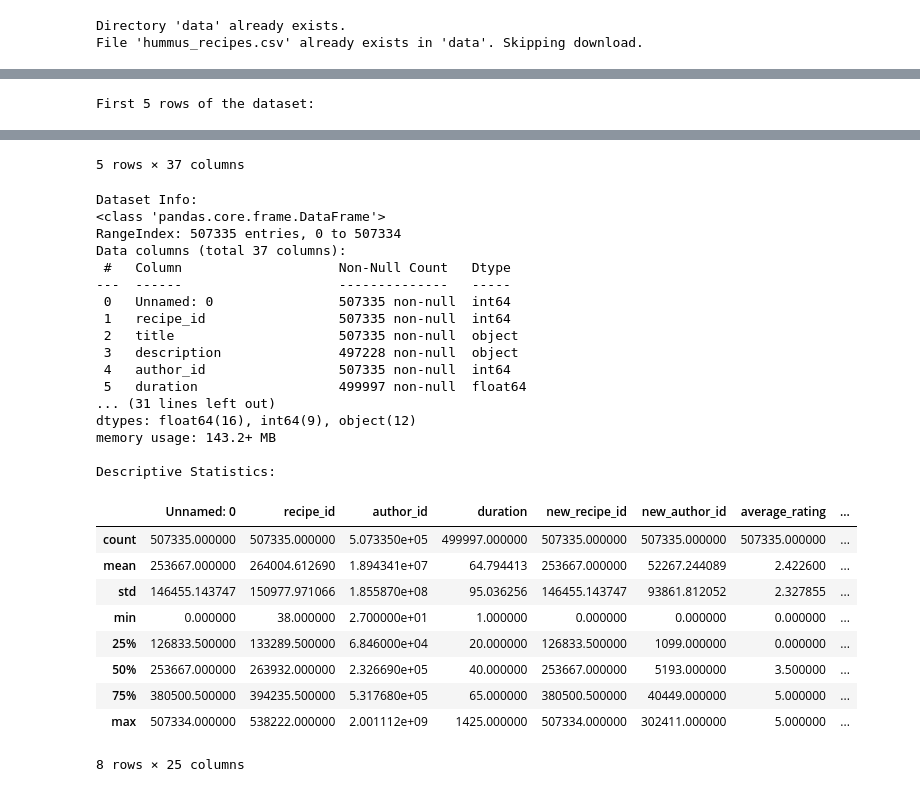
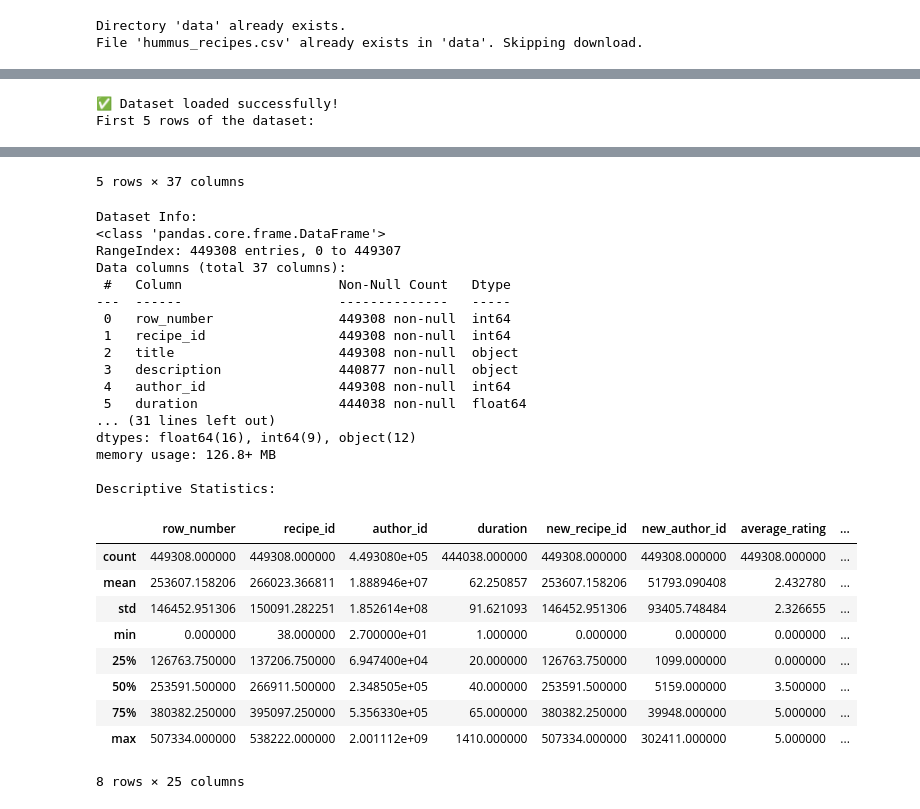
Before and after one commit to usamarq/recipe-rag-nlp, a Jupyter notebook: data_exploration.ipynb, the cells around one changed output, grey strips where cells are left out. Saved outputs shown, nothing was run; the diff lists cells and outputs as text; code cells hidden in the pictures.

Commit message:
separated basic preprocessing and text preprocessing, enhanced visualizations

```diff
--- a/data_exploration.ipynb
+++ b/data_exploration.ipynb
@@ -48,4 +49,11 @@ print("✅ Dataset loaded successfully!")
 # %%
+import pandas as pd
+# Load the dataset
+file_path = 'data/hummus_recipes_cleaned_basic.csv'
+df = pd.read_csv(file_path, low_memory = False)
+
+print("✅ Dataset loaded successfully!")
+
 # Display the first 5 rows to see the columns and sample data
 print("First 5 rows of the dataset:")
 display(df.head())
@@ -58,4 +66,5 @@ df.info()
 print("\nDescriptive Statistics:")
 display(df.describe())
 # %% [output]
+✅ Dataset loaded successfully!
 First 5 rows of the dataset:
@@ -68,28 +77,28 @@ First 5 rows of the dataset:
 5 rows × 37 columns
 Dataset Info:
 <class 'pandas.core.frame.DataFrame'>
-RangeIndex: 507335 entries, 0 to 507334
+RangeIndex: 449308 entries, 0 to 449307
 Data columns (total 37 columns):
  #   Column                    Non-Null Count   Dtype
 ---  ------                    --------------   -----
- 0   Unnamed: 0                507335 non-null  int64
- 1   recipe_id                 507335 non-null  int64
- 2   title                     507335 non-null  object
- 3   description               497228 non-null  object
- 4   author_id                 507335 non-null  int64
- 5   duration                  499997 non-null  float64
+ 0   row_number                449308 non-null  int64
+ 1   recipe_id                 449308 non-null  int64
+ 2   title                     449308 non-null  object
+ 3   description               440877 non-null  object
+ 4   author_id                 449308 non-null  int64
+ 5   duration                  444038 non-null  float64
 ... (31 lines left out)
 dtypes: float64(16), int64(9), object(12)
-memory usage: 143.2+ MB
+memory usage: 126.8+ MB
 
 Descriptive Statistics:
-|  | Unnamed: 0 | recipe_id | author_id | duration | new_recipe_id | new_author_id | average_rating | ... |
-| count | 507335.000000 | 507335.000000 | 5.073350e+05 | 499997.000000 | 507335.000000 | 507335.000000 | 507335.000000 | ... |
-| mean | 253667.000000 | 264004.612690 | 1.894341e+07 | 64.794413 | 253667.000000 | 52267.244089 | 2.422600 | ... |
-| std | 146455.143747 | 150977.971066 | 1.855870e+08 | 95.036256 | 146455.143747 | 93861.812052 | 2.327855 | ... |
+|  | row_number | recipe_id | author_id | duration | new_recipe_id | new_author_id | average_rating | ... |
+| count | 449308.000000 | 449308.000000 | 4.493080e+05 | 444038.000000 | 449308.000000 | 449308.000000 | 449308.000000 | ... |
+| mean | 253607.158206 | 266023.366811 | 1.888946e+07 | 62.250857 | 253607.158206 | 51793.090408 | 2.432780 | ... |
+| std | 146452.951306 | 150091.282251 | 1.852614e+08 | 91.621093 | 146452.951306 | 93405.748484 | 2.326655 | ... |
 | min | 0.000000 | 38.000000 | 2.700000e+01 | 1.000000 | 0.000000 | 0.000000 | 0.000000 | ... |
-| 25% | 126833.500000 | 133289.500000 | 6.846000e+04 | 20.000000 | 126833.500000 | 1099.000000 | 0.000000 | ... |
-| 50% | 253667.000000 | 263932.000000 | 2.326690e+05 | 40.000000 | 253667.000000 | 5193.000000 | 3.500000 | ... |
-| 75% | 380500.500000 | 394235.500000 | 5.317680e+05 | 65.000000 | 380500.500000 | 40449.000000 | 5.000000 | ... |
-| max | 507334.000000 | 538222.000000 | 2.001112e+09 | 1425.000000 | 507334.000000 | 302411.000000 | 5.000000 | ... |
+| 25% | 126763.750000 | 137206.750000 | 6.947400e+04 | 20.000000 | 126763.750000 | 1099.000000 | 0.000000 | ... |
+| 50% | 253591.500000 | 266911.500000 | 2.348505e+05 | 40.000000 | 253591.500000 | 5159.000000 | 3.500000 | ... |
+| 75% | 380382.250000 | 395097.250000 | 5.356330e+05 | 65.000000 | 380382.250000 | 39948.000000 | 5.000000 | ... |
+| max | 507334.000000 | 538222.000000 | 2.001112e+09 | 1410.000000 | 507334.000000 | 302411.000000 | 5.000000 | ... |
 8 rows × 25 columns
```
Also changed, not shown: parts of 10 cells of this notebook, 4 other files.
